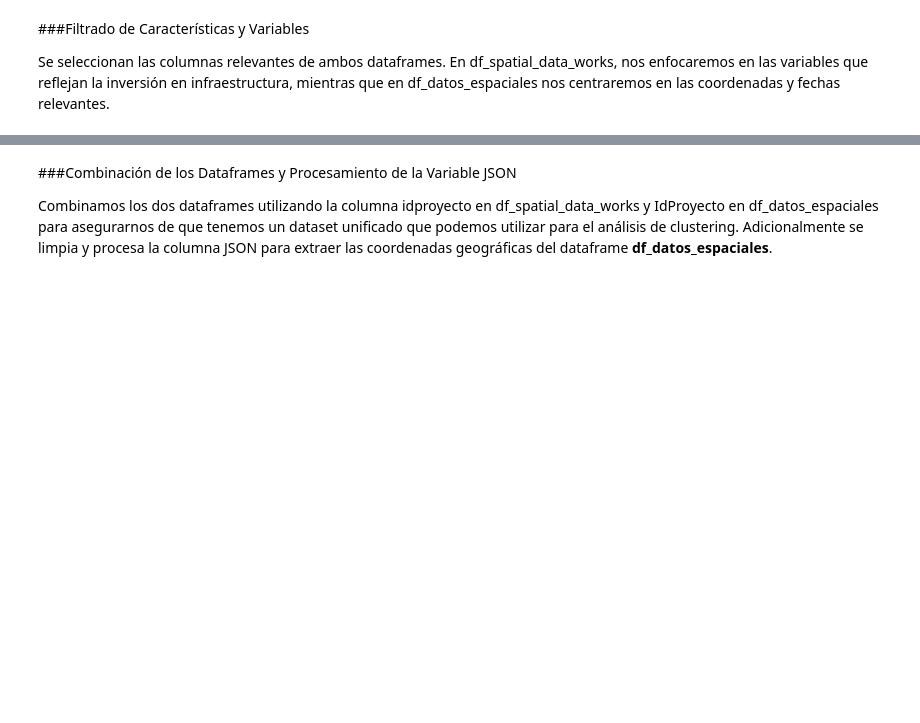
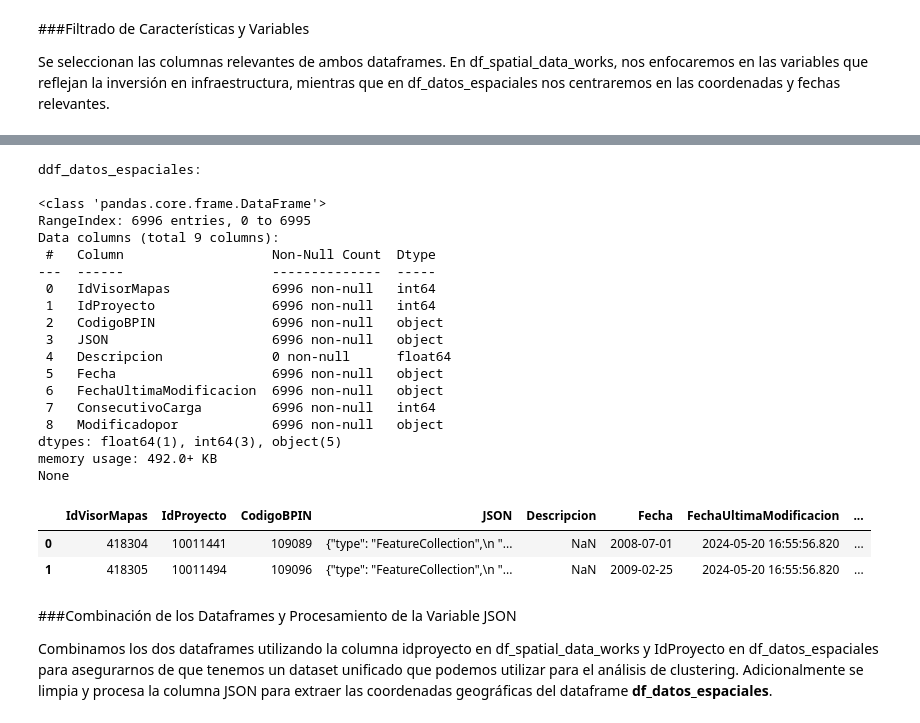
Before and after one commit to ingcarlosleon/data-Mapainversiones, a Jupyter notebook: scripts/infrastructure-gap-map/Infra_Gap_KMeans_Argentina.ipynb, the cells around one changed output, grey strips where cells are left out. Cells and saved outputs as stored; diff of their text form; code cells hidden in the pictures; blank space fills up the shorter version.

```diff
--- a/scripts/infrastructure-gap-map/Infra_Gap_KMeans_Argentina.ipynb
+++ b/scripts/infrastructure-gap-map/Infra_Gap_KMeans_Argentina.ipynb
@@ -236,2 +345,29 @@ Se seleccionan las columnas relevantes de ambos dataframes. En df_spatial_data_w
+# %%
+print("\nddf_datos_espaciales:\n")
+print(df_datos_espaciales.info())
+df_datos_espaciales.head(2)
+# %% [output]
+ddf_datos_espaciales:
+
+<class 'pandas.core.frame.DataFrame'>
+RangeIndex: 6996 entries, 0 to 6995
+Data columns (total 9 columns):
+ #   Column                   Non-Null Count  Dtype
+---  ------                   --------------  -----
+ 0   IdVisorMapas             6996 non-null   int64
+ 1   IdProyecto               6996 non-null   int64
+ 2   CodigoBPIN               6996 non-null   object
+ 3   JSON                     6996 non-null   object
+ 4   Descripcion              0 non-null      float64
+ 5   Fecha                    6996 non-null   object
+ 6   FechaUltimaModificacion  6996 non-null   object
+ 7   ConsecutivoCarga         6996 non-null   int64
+ 8   Modificadopor            6996 non-null   object
+dtypes: float64(1), int64(3), object(5)
+memory usage: 492.0+ KB
+None
+|  | IdVisorMapas | IdProyecto | CodigoBPIN | JSON | Descripcion | Fecha | FechaUltimaModificacion | ... |
+| 0 | 418304 | 10011441 | 109089 | {"type": "FeatureCollection",\n "... | NaN | 2008-07-01 | 2024-05-20 16:55:56.820 | ... |
+| 1 | 418305 | 10011494 | 109096 | {"type": "FeatureCollection",\n "... | NaN | 2009-02-25 | 2024-05-20 16:55:56.820 | ... |
 # %%
 import pandas as pd
```
Also changed, not shown: parts of 11 cells of this notebook.
